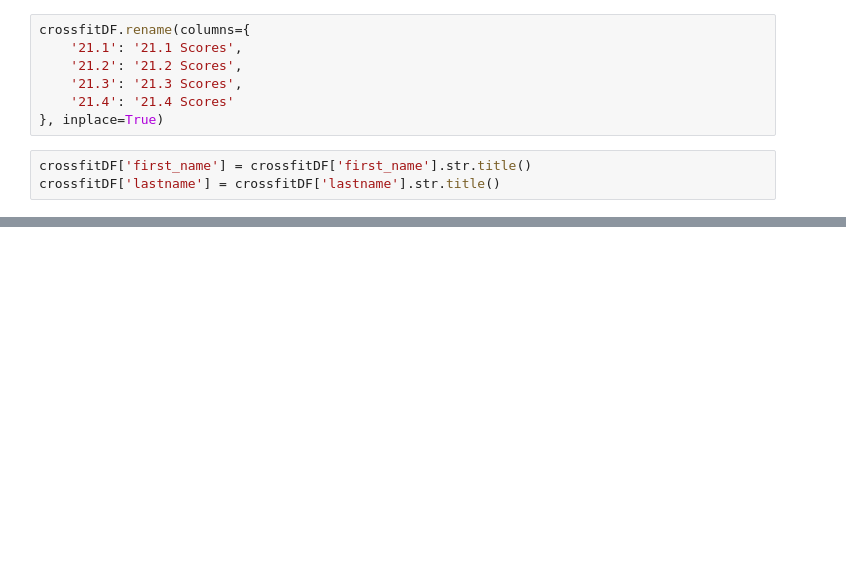
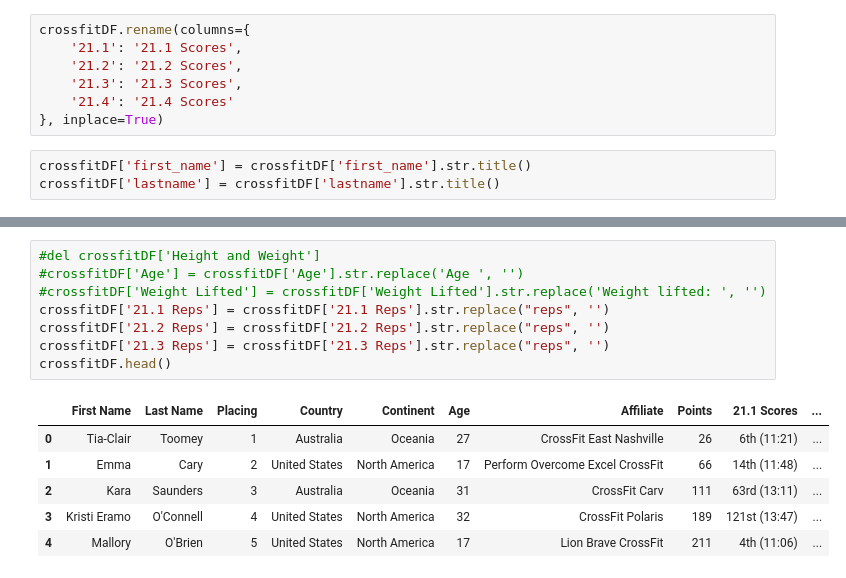
Before and after one commit to ColonShort/Team-Alpha-Dawg, a Jupyter notebook: Cross Fit.ipynb, the cells around one changed output, grey strips where cells are left out. Cells and saved outputs as stored; diff of their text form; blank space fills up the shorter version.

```diff
--- a/Cross Fit.ipynb
+++ b/Cross Fit.ipynb
@@ -62,0 +96,15 @@ crossfitDF.head()
+# %%
+#del crossfitDF['Height and Weight']
+#crossfitDF['Age'] = crossfitDF['Age'].str.replace('Age ', '')
+#crossfitDF['Weight Lifted'] = crossfitDF['Weight Lifted'].str.replace('Weight lifted: ', '')
+crossfitDF['21.1 Reps'] = crossfitDF['21.1 Reps'].str.replace("reps", '')
+crossfitDF['21.2 Reps'] = crossfitDF['21.2 Reps'].str.replace("reps", '')
+crossfitDF['21.3 Reps'] = crossfitDF['21.3 Reps'].str.replace("reps", '')
+crossfitDF.head()
+# %% [output]
+|  | First Name | Last Name | Placing | Country | Continent | Age | Affiliate | Points | 21.1 Scores | ... |
+| 0 | Tia-Clair | Toomey | 1 | Australia | Oceania | 27 | CrossFit East Nashville | 26 | 6th (11:21) | ... |
+| 1 | Emma | Cary | 2 | United States | North America | 17 | Perform Overcome Excel CrossFit | 66 | 14th (11:48) | ... |
+| 2 | Kara | Saunders | 3 | Australia | Oceania | 31 | CrossFit Carv | 111 | 63rd (13:11) | ... |
+| 3 | Kristi Eramo | O'Connell | 4 | United States | North America | 32 | CrossFit Polaris | 189 | 121st (13:47) | ... |
+| 4 | Mallory | O'Brien | 5 | United States | North America | 17 | Lion Brave CrossFit | 211 | 4th (11:06) | ... |
```
Also changed, not shown: parts of 4 cells of this notebook.
